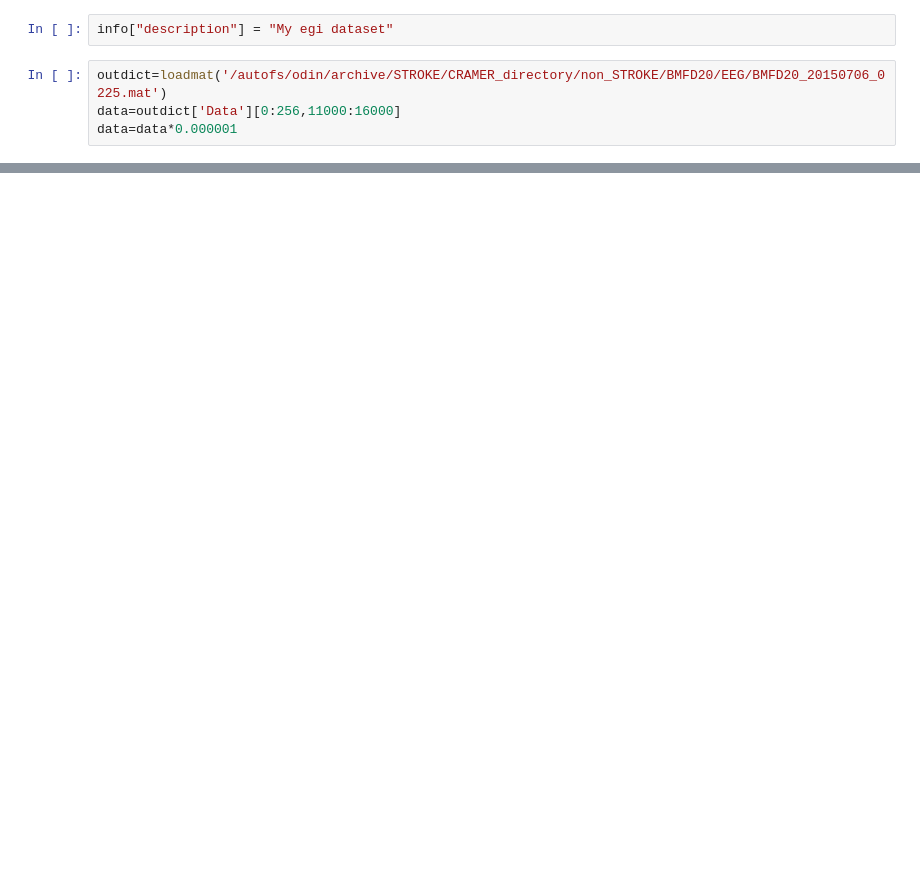
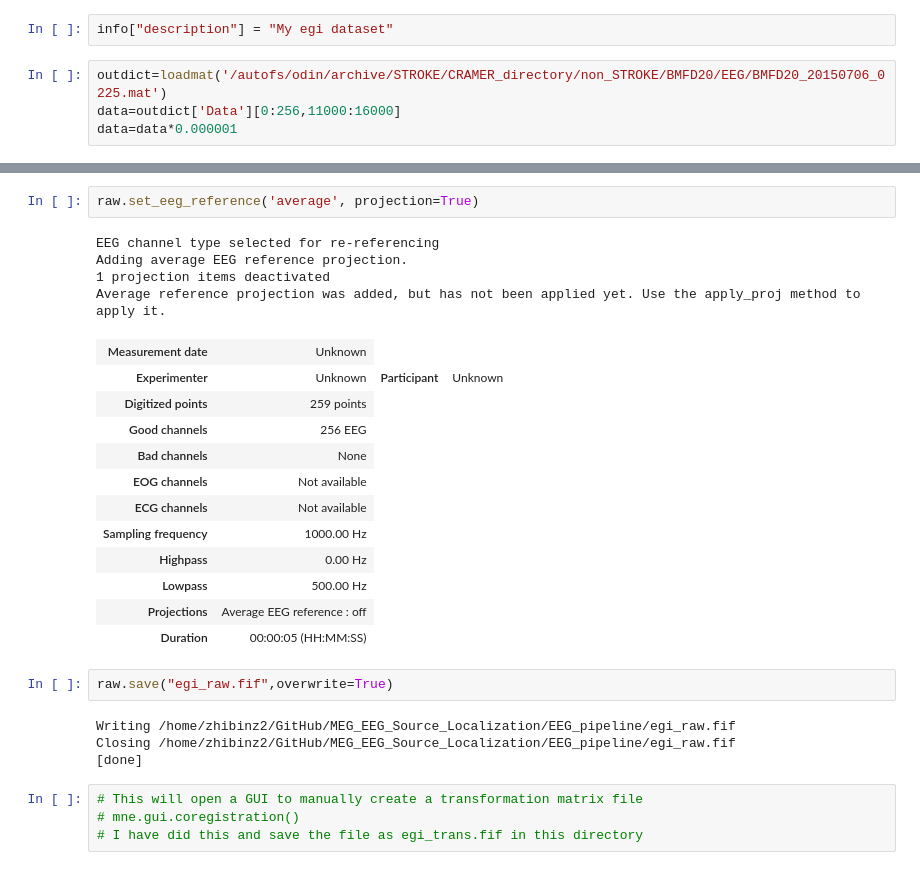
Before and after one commit to zhibinz2/MEG_EEG_Source_Localization, a Jupyter notebook: EEG_pipeline/step1_create_raw.ipynb, the cells around one changed output, grey strips where cells are left out. Saved outputs shown, nothing was run; the diff lists cells and outputs as text; blank space fills up the shorter version.

```diff
--- a/EEG_pipeline/step1_create_raw.ipynb
+++ b/EEG_pipeline/step1_create_raw.ipynb
@@ -54,0 +65,29 @@ data=data*0.000001
+# %%
+raw.set_eeg_reference('average', projection=True)
+# %% [output]
+EEG channel type selected for re-referencing
+Adding average EEG reference projection.
+1 projection items deactivated
+Average reference projection was added, but has not been applied yet. Use the apply_proj method to apply it.
+| Measurement date | Unknown |
+| Experimenter | Unknown | Participant | Unknown |
+| Digitized points | 259 points |
+| Good channels | 256 EEG |
+| Bad channels | None |
+| EOG channels | Not available |
+| ECG channels | Not available |
+| Sampling frequency | 1000.00 Hz |
+| Highpass | 0.00 Hz |
+| Lowpass | 500.00 Hz |
+| Projections | Average EEG reference : off |
+| Duration | 00:00:05 (HH:MM:SS) |
+# %%
+raw.save("egi_raw.fif",overwrite=True)
+# %% [output]
+Writing /home/zhibinz2/GitHub/MEG_EEG_Source_Localization/EEG_pipeline/egi_raw.fif
+Closing /home/zhibinz2/GitHub/MEG_EEG_Source_Localization/EEG_pipeline/egi_raw.fif
+[done]
+# %%
+# This will open a GUI to manually create a transformation matrix file
+# mne.gui.coregistration()
+# I have did this and save the file as egi_trans.fif in this directory
```
Also changed, not shown: parts of 2 cells of this notebook, 5 other files.
